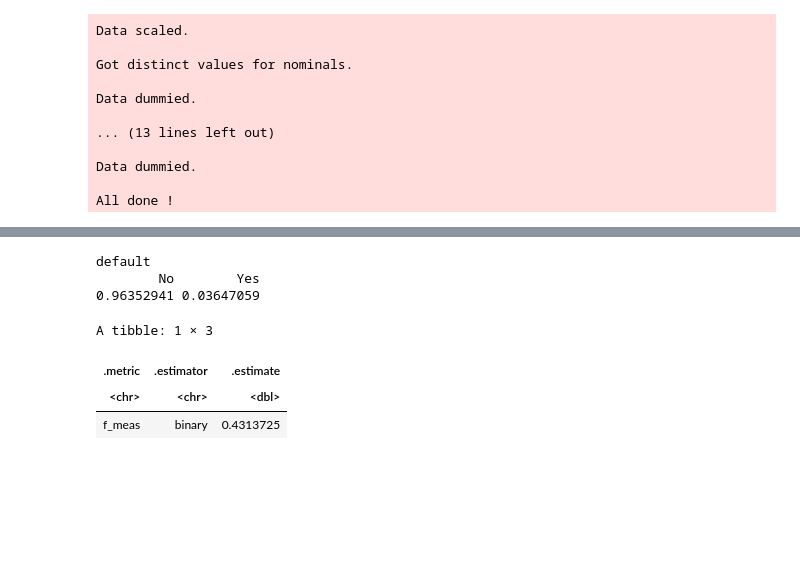
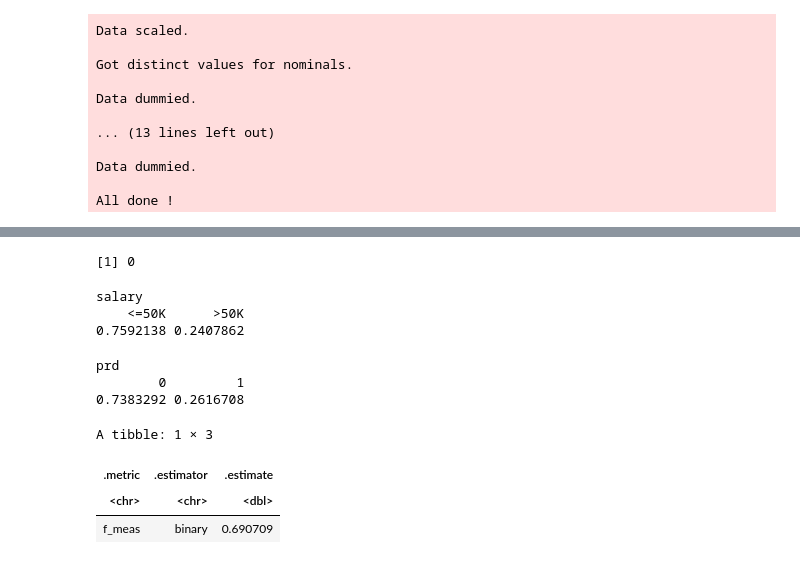
Before and after one commit to sametsoekel/nonsystematic_workspace, a Jupyter notebook: space/nn_pipeline.ipynb, the cells around one changed output, grey strips where cells are left out. Saved outputs shown, nothing was run; the diff lists cells and outputs as text; code cells hidden in the pictures; blank space fills up the shorter version.

```diff
--- a/space/nn_pipeline.ipynb
+++ b/space/nn_pipeline.ipynb
@@ -208,6 +229,6 @@ test_set <- dk[-traindex,] %>% select(-default) %>% filter(student != 'No')
 # %%
-train_ok <- train_set %>% make_frame(label = 'default')
-test_ok <- test_set %>% make_frame(label = 'default',test = T,train_frame = train_ok)
+train_ok <- train_set %>% make_frame(label = 'salary')
+test_ok <- test_set %>% select(-salary) %>% make_frame(label = 'salary',test = T,train_frame = train_ok)
 # %% [output]
 Data sparsed.
 
@@ -267,7 +288,7 @@ output_neurons <- 2
 
 nofsample <- nrow(train_ok[['data']][folds_[[1]],])
 
-alpha <- 4
+alpha <- 2
 # %%
 numofneuron <- nofsample / (alpha * (input_neurons + output_neurons))
 
@@ -283,5 +308,5 @@ layer_disto
 # %%
-seed <- 1453
+seed <- 1923
 preds_keras <- list()
 errors <- c()
 
@@ -308,40 +333,38 @@ for(i in folds){
 
 
     model %>%
-    layer_dense(units = layer_disto[1], activation = 'relu', input_shape = c(input_neurons)) %>%
-    layer_dense(units = layer_disto[2], activation = 'relu') %>%
-    layer_dense(units = layer_disto[3], activation = 'relu') %>%
+    layer_dense(units = ceiling(numofneuron), activation = 'relu', input_shape = c(input_neurons)) %>%
     #layer_dense(units = layer_disto[7], activation = 'relu') %>%
-    layer_dense(units = 2,activation = 'softmax')
+    layer_dense(units = c(output_neurons),activation = 'softmax')
 
     model %>% compile(
-      loss = f1_loss,
-      optimizer =optimizer_rmsprop(learning_rate = 0.001),
+      loss = f1_loss,#f1_loss,
+      optimizer =optimizer_rmsprop(learning_rate = 0.01),
       metrics = c(f1)
     )
 
-    wgh <- sqrt(sum(test_y == 'Yes')/sum(test_y == 'No'))
+    wgh <- sum(test_y == '<=50K')/sum(test_y == '>50K')
 
     history <- model %>% fit(
       train_x, train_y2,
-      epochs = 200, batch_size = 128,
+      epochs = 1000, batch_size = 1024,
       validation_data = list(test_x,test_y2),
       callbacks = list(callback_early_stopping(
                         monitor = "val_loss",
-                        patience = 10,
+                        patience = 100,
                         verbose = 1,
                         mode = "auto",
                         restore_best_weights = TRUE
                         )
     ),
-    class_weight = list('0' = wgh**2,'1' = 1)
+    class_weight = list('0' = sum(test_y == '>50K'),'1' = sum(test_y == '<=50K'))
     )
 
     preds <- model %>% predict(test_x)  %>% .[,2]
 
     # fold thresholding
     thresholds <- data.table()
-    for(j in seq(from = 0.03,to = 0.7,by = 0.01)){
+    for(j in seq(from = 0.01,to = 0.9,by = 0.01)){
         obs <- test_y %>% label_encode
         prd <- +(preds >= j)
         if(sum(prd) == 0){
@@ -353,7 +376,9 @@ for(i in folds){
     }
 
     best_threshold <- thresholds %>% filter(f1 == max(f1)) %>% select(threshold) %>% pull %>% .[1]
+    #best_threshold <- 0.5
     error <- thresholds %>% filter(f1 == max(f1)) %>% select(f1) %>% pull %>% .[1]
+    #error <- accuracy_vec(truth = factor(obs,levels = 0:2),estimate = factor(preds,levels = 0:2))#,event_level = 'second')
     IRdisplay::display('**************----------**************')
     IRdisplay::display(sprintf('Fold %s F1 : %s',i,round(error,2)))
     errors[i] <- error
@@ -366,6 +391,9 @@ for(i in folds){
     preds_target <- +(preds_target >= best_threshold)
 
     preds_keras[[i]] <- preds_target
+
+    rm(model)
+    gc()
 }
 IRdisplay::display('**************----------**************')
 IRdisplay::display(sprintf('CV Mean F1 : %s',mean(errors,na.rm = T)))
@@ -387,23 +415,33 @@ IRdisplay::display(sprintf('CV Mean F1 : %s',mean(errors,na.rm = T)))
 krs <- preds_keras %>% as.data.table
 # %%
 colnames(krs) <- paste0('Fold',1:length(folds))
+# %%
+pmin(0,1)
+# %% [output]
+[1] 0
 # %%
-krs <- krs %>% rowwise %>% mutate(prd = fmode(c(Fold1,Fold2,Fold3,Fold4,Fold5))) %>% as.data.table
+krs <- krs %>% rowwise %>% mutate(prd = pmin(fmode(c(Fold1,Fold2,Fold3,Fold4,Fold5)),1L)) %>% as.data.table
 # %%
 #krs[,prd := +(prd >= 0.5)]
 # %%
-dk[-traindex,] %>% select(default) %>% table %>% prop.table
+df[-traindex,] %>% select(salary) %>% table %>% prop.table
 # %% [output]
-default
-        No        Yes
-0.96352941 0.03647059
+salary
+    <=50K      >50K
+0.7592138 0.2407862
+# %%
+krs %>% select(prd) %>% table %>% prop.table
+# %% [output]
+prd
+        0         1
+0.7383292 0.2616708
 # %%
-test_set%>% select(default) %>%
-transmute(obs = +(default == 'Yes')) %>%
+test_set%>% select(salary) %>%
+transmute(obs = label_encode(salary)) %>%
 bind_cols(krs %>% select(prd)) %>%
 f_meas(truth = factor(obs,levels = 0:1),estimate = factor(prd,levels = 0:1),event_level = 'second')
 # %% [output]
 A tibble: 1 × 3
 | .metric | .estimator | .estimate |
 | <chr> | <chr> | <dbl> |
-| f_meas | binary | 0.4313725 |
+| f_meas | binary | 0.690709 |
```
Also changed, not shown: parts of 35 cells of this notebook, 10 other files.
